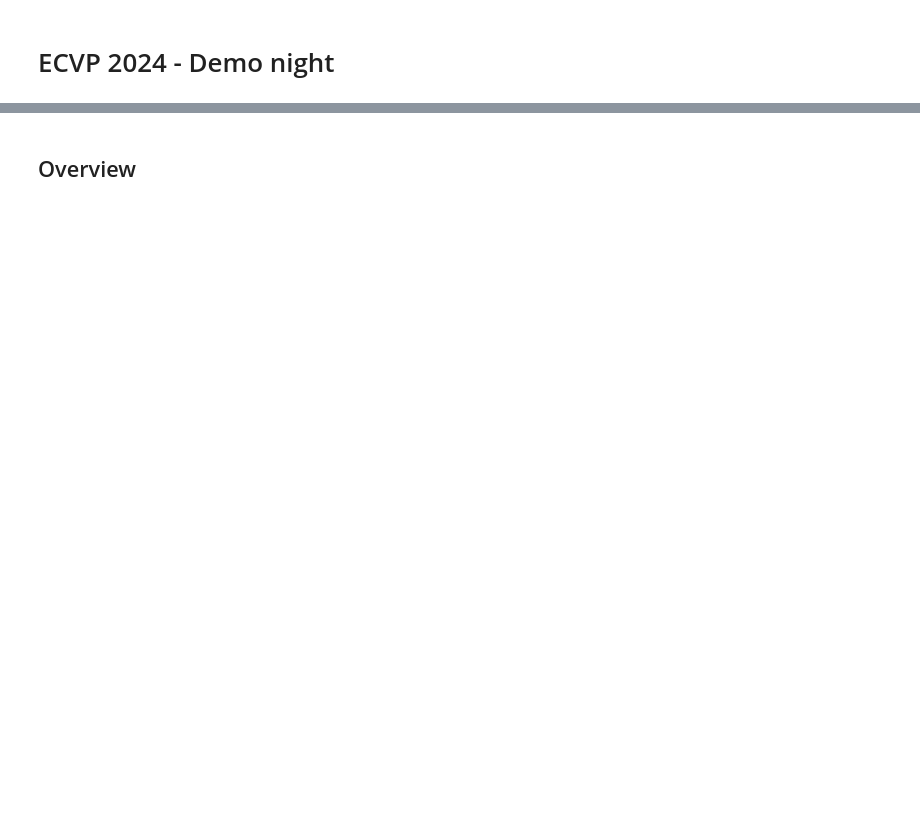
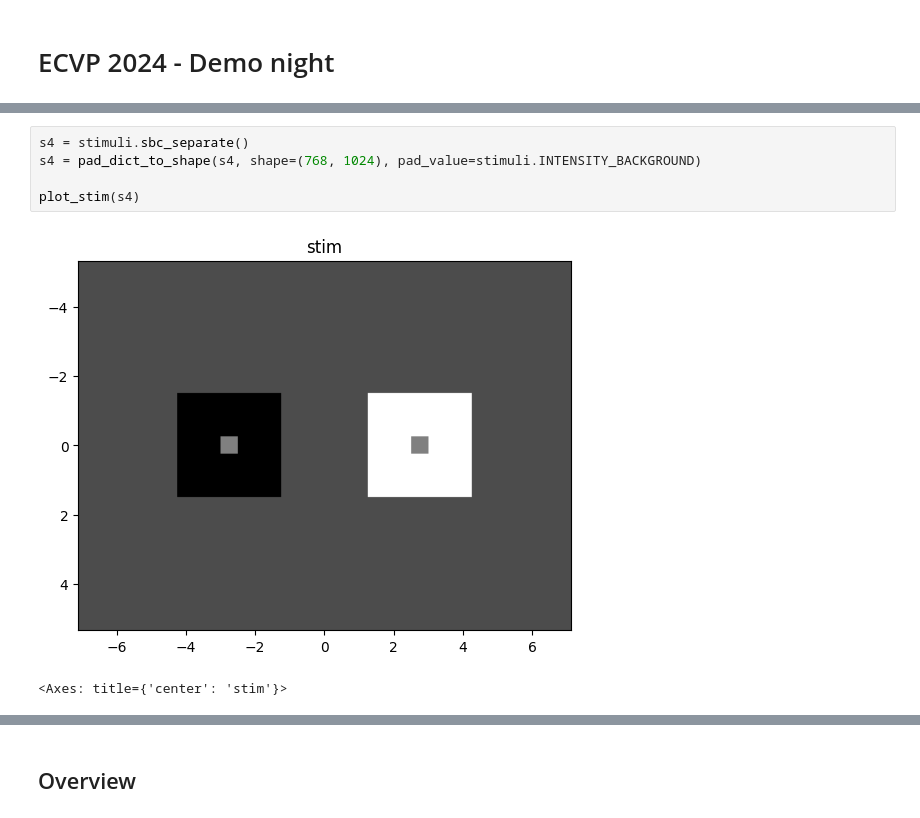
Before and after one commit to computational-psychology/ecvp2024_stimupy_tutorial, a Jupyter notebook: ecvp2024_demo.ipynb, the cells around one changed output, grey strips where cells are left out. Drawn from its saved outputs; the diff is of its cells as text; blank space fills up the shorter version.

```diff
--- a/ecvp2024_demo.ipynb
+++ b/ecvp2024_demo.ipynb
@@ -2,0 +54,8 @@
+# %%
+s4 = stimuli.sbc_separate()
+s4 = pad_dict_to_shape(s4, shape=(768, 1024), pad_value=stimuli.INTENSITY_BACKGROUND)
+
+plot_stim(s4)
+# %% [output]
+[figure, added]
+<Axes: title={'center': 'stim'}>
```
Also changed, not shown: parts of 26 cells of this notebook, 4 other files.
